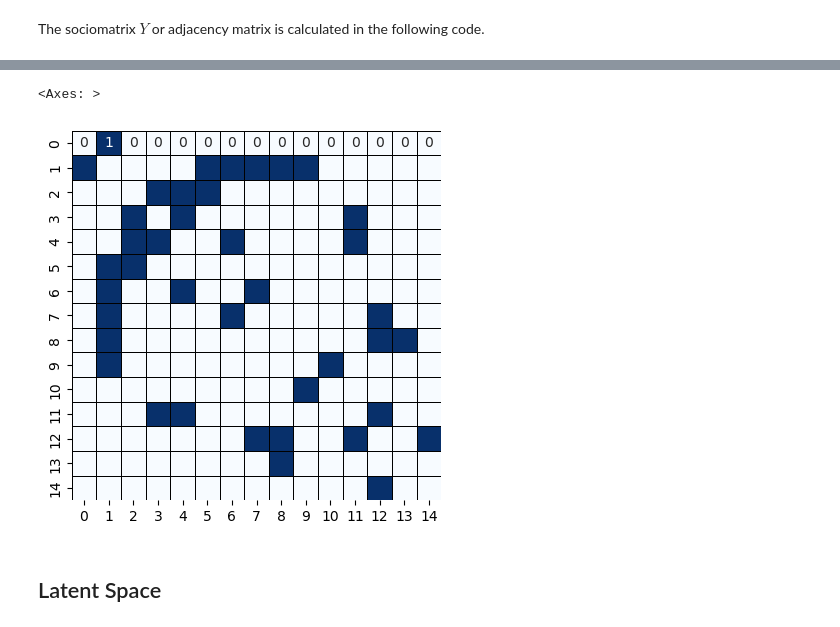
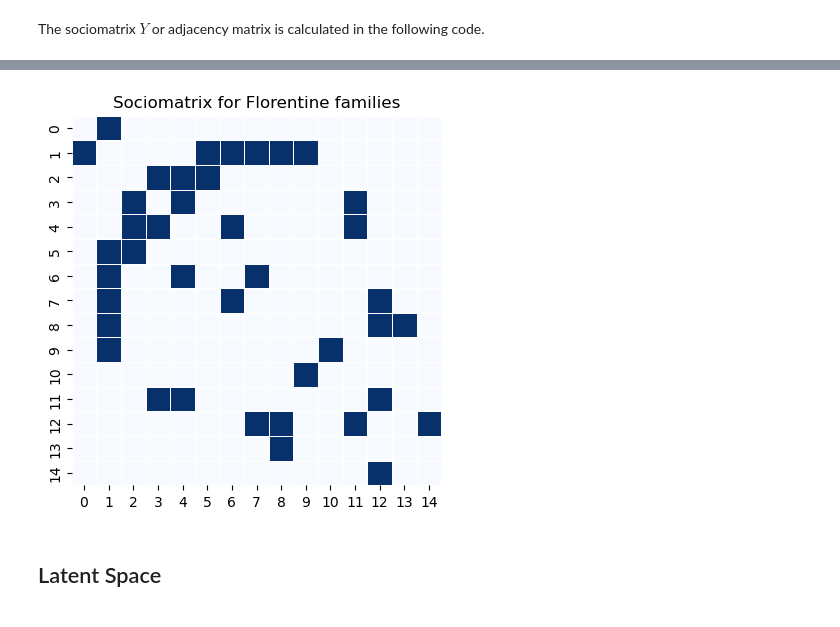
Before and after one commit to cnosa/LatentSpaces_Network_Manifold, a Jupyter notebook: RobustExample/LSMN_Euclidean_2D.ipynb, the cells around one changed output, grey strips where cells are left out. Drawn from its saved outputs; the diff is of its cells as text; code cells hidden in the pictures.

```diff
--- a/RobustExample/LSMN_Euclidean_2D.ipynb
+++ b/RobustExample/LSMN_Euclidean_2D.ipynb
@@ -70,8 +51,11 @@ array([[0, 1, 0, 0, 0, 0, 0, 0, 0, 0, 0, 0, 0, 0, 0],
 # %%
-sns.heatmap(nx.to_numpy_array(G, dtype=int), annot=True, cmap="Blues", cbar=False, square=True, linewidths=0.5, linecolor='black')
+Y = nx.to_numpy_array(G, dtype=float)
+
+sns.heatmap(Y, annot=False, cmap="Blues", cbar=False, square=True, linewidths=0.5, linecolor='white')
+plt.title("Sociomatrix for Florentine families")
+plt.show()
 # %% [output]
-<Axes: >
-[figure, old version]
+[figure, new version]
 # %% [markdown]
 ## Latent Space
 # %% [markdown]
```
Also changed, not shown: parts of 63 cells of this notebook, 8 other files.
